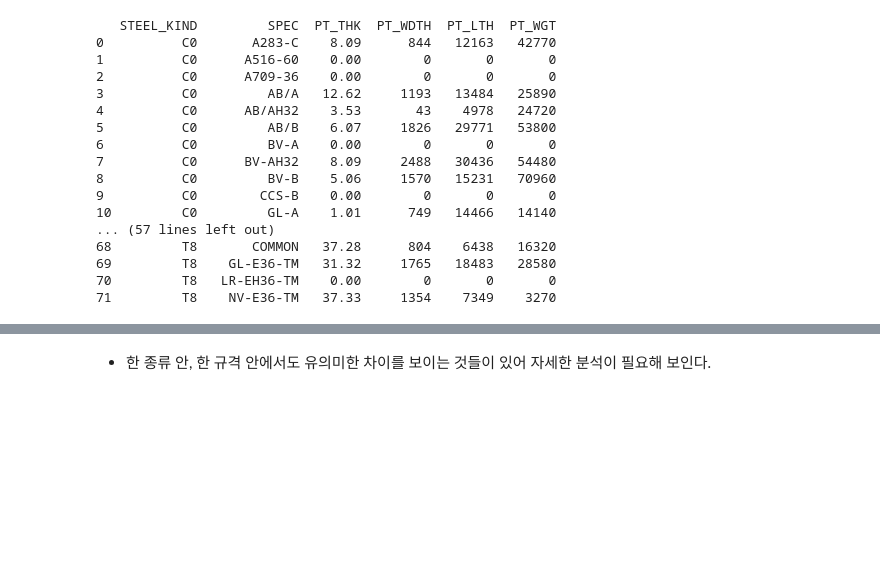
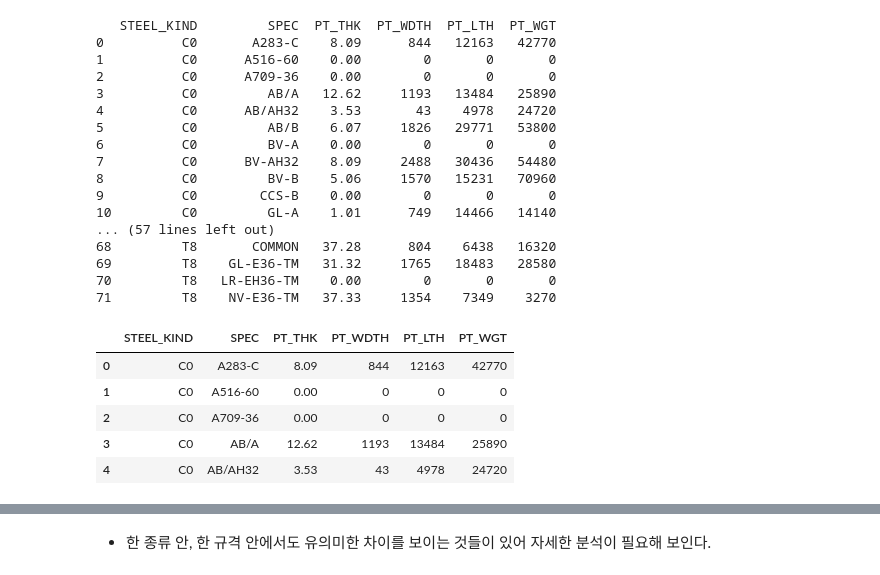
Before and after one commit to Liamns/steel_project, a Jupyter notebook: mg_project.ipynb, the cells around one changed output, grey strips where cells are left out. Drawn from its saved outputs; the diff is of its cells as text; code cells hidden in the pictures; blank space fills up the shorter version.

```diff
--- a/mg_project.ipynb
+++ b/mg_project.ipynb
@@ -43,3 +43,12 @@ print(result.to_string())
 69         T8    GL-E36-TM   31.32     1765   18483   28580
 70         T8   LR-EH36-TM    0.00        0       0       0
 71         T8    NV-E36-TM   37.33     1354    7349    3270
+# %%
+result.head()
+# %% [output]
+|  | STEEL_KIND | SPEC | PT_THK | PT_WDTH | PT_LTH | PT_WGT |
+| 0 | C0 | A283-C | 8.09 | 844 | 12163 | 42770 |
+| 1 | C0 | A516-60 | 0.00 | 0 | 0 | 0 |
+| 2 | C0 | A709-36 | 0.00 | 0 | 0 | 0 |
+| 3 | C0 | AB/A | 12.62 | 1193 | 13484 | 25890 |
+| 4 | C0 | AB/AH32 | 3.53 | 43 | 4978 | 24720 |
```
Also changed, not shown: parts of 10 cells of this notebook, 2 other files.
